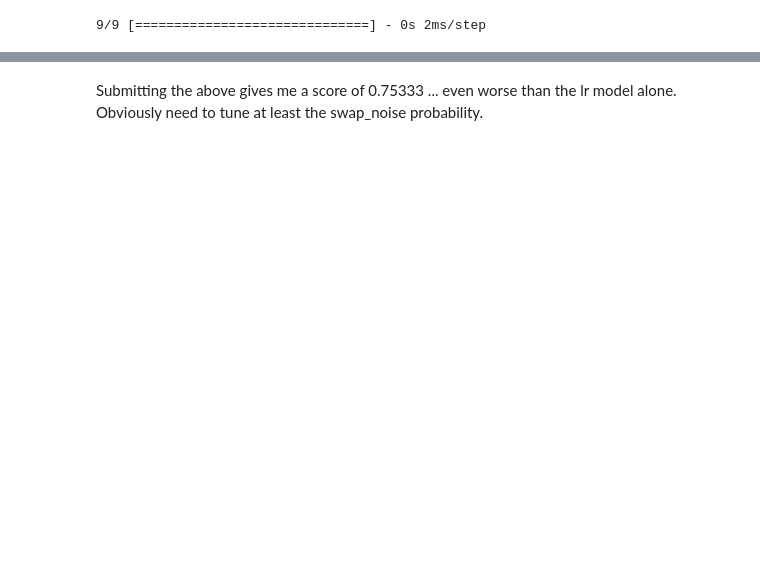
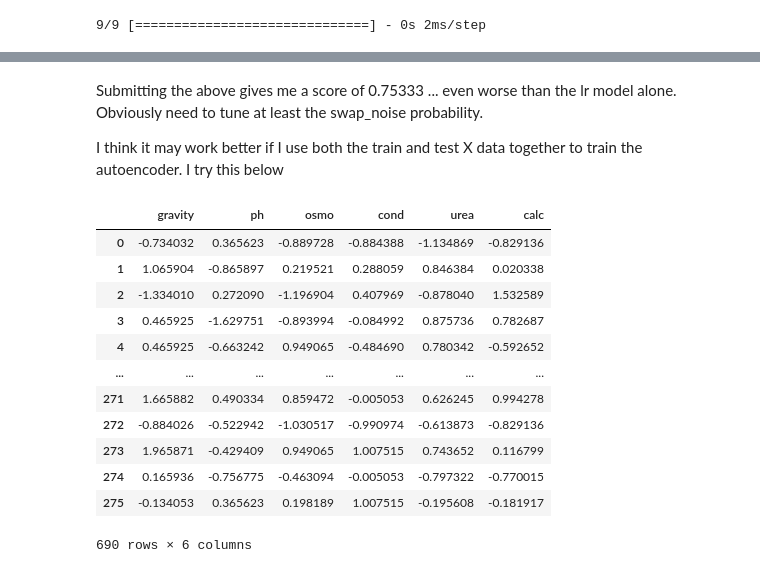
Before and after one commit to ejallain/kaggle-playground-series-s3e12, a Jupyter notebook: notebooks/04-eja-dae-model.ipynb, the cells around one changed output, grey strips where cells are left out. Saved outputs shown, nothing was run; the diff lists cells and outputs as text; code cells hidden in the pictures; blank space fills up the shorter version.

```diff
--- a/notebooks/04-eja-dae-model.ipynb
+++ b/notebooks/04-eja-dae-model.ipynb
@@ -234,3 +234,22 @@ sub_df = sub_df[['id', 'target']]
 sub_df.to_csv(os.path.join(proj_dir, 'data', 'submissions', 'dae_sn30_model_submission_1.csv'), index=False)
 # %% [markdown]
 Submitting the above gives me a score of 0.75333 ... even worse than the lr model alone.  Obviously need to tune at least the swap_noise probability.
+
+I think it may work better if I use both the train and test X data together to train the autoencoder.  I try this below
+# %%
+X_df = pd.concat([X_train_df, X_test_df])
+X_df
+# %% [output]
+|  | gravity | ph | osmo | cond | urea | calc |
+| 0 | -0.734032 | 0.365623 | -0.889728 | -0.884388 | -1.134869 | -0.829136 |
+| 1 | 1.065904 | -0.865897 | 0.219521 | 0.288059 | 0.846384 | 0.020338 |
+| 2 | -1.334010 | 0.272090 | -1.196904 | 0.407969 | -0.878040 | 1.532589 |
+| 3 | 0.465925 | -1.629751 | -0.893994 | -0.084992 | 0.875736 | 0.782687 |
+| 4 | 0.465925 | -0.663242 | 0.949065 | -0.484690 | 0.780342 | -0.592652 |
+| ... | ... | ... | ... | ... | ... | ... |
+| 271 | 1.665882 | 0.490334 | 0.859472 | -0.005053 | 0.626245 | 0.994278 |
+| 272 | -0.884026 | -0.522942 | -1.030517 | -0.990974 | -0.613873 | -0.829136 |
+| 273 | 1.965871 | -0.429409 | 0.949065 | 1.007515 | 0.743652 | 0.116799 |
+| 274 | 0.165936 | -0.756775 | -0.463094 | -0.005053 | -0.797322 | -0.770015 |
+| 275 | -0.134053 | 0.365623 | 0.198189 | 1.007515 | -0.195608 | -0.181917 |
+690 rows × 6 columns
```
Also changed, not shown: parts of 23 cells of this notebook, 1 other file.
